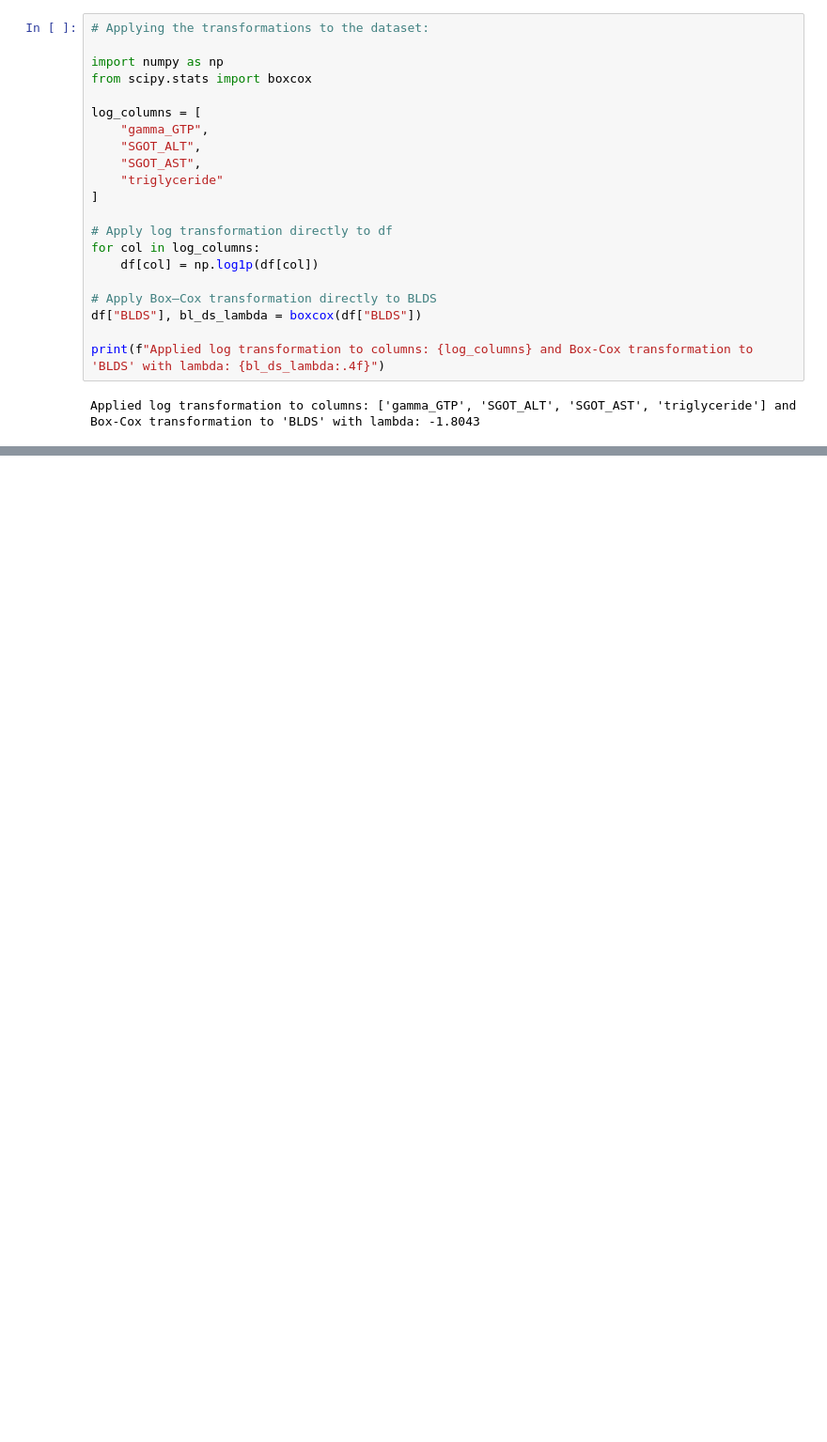
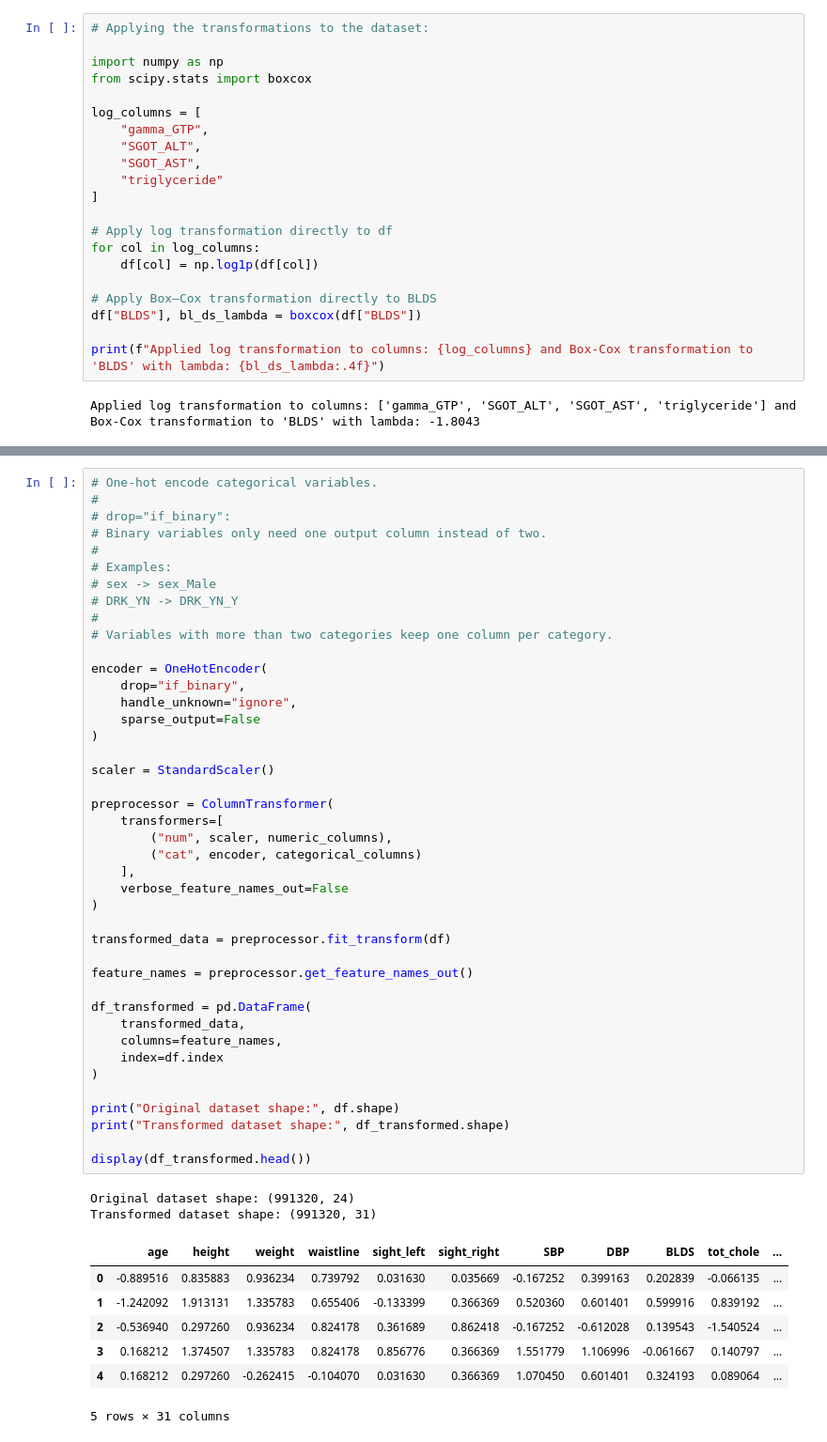
Before and after one commit to mohandtest/assignment-1-IT3212, a Jupyter notebook: src/data-driven.ipynb, the cells around one changed output, grey strips where cells are left out. Shown at 94% size. Drawn from its saved outputs; the diff is of its cells as text; blank space fills up the shorter version.

```diff
--- a/src/data-driven.ipynb
+++ b/src/data-driven.ipynb
@@ -799,0 +888,52 @@ Applied log transformation to columns: ['gamma_GTP', 'SGOT_ALT', 'SGOT_AST', 'tr
+# %%
+# One-hot encode categorical variables.
+#
+# drop="if_binary":
+# Binary variables only need one output column instead of two.
+#
+# Examples:
+# sex -> sex_Male
+# DRK_YN -> DRK_YN_Y
+#
+# Variables with more than two categories keep one column per category.
+
+encoder = OneHotEncoder(
+    drop="if_binary",
+    handle_unknown="ignore",
+    sparse_output=False
+)
+
+scaler = StandardScaler()
+
+preprocessor = ColumnTransformer(
+    transformers=[
+        ("num", scaler, numeric_columns),
+        ("cat", encoder, categorical_columns)
+    ],
+    verbose_feature_names_out=False
+)
+
+transformed_data = preprocessor.fit_transform(df)
+
+feature_names = preprocessor.get_feature_names_out()
+
+df_transformed = pd.DataFrame(
+    transformed_data,
+    columns=feature_names,
+    index=df.index
+)
+
+print("Original dataset shape:", df.shape)
+print("Transformed dataset shape:", df_transformed.shape)
+
+display(df_transformed.head())
+# %% [output]
+Original dataset shape: (991320, 24)
+Transformed dataset shape: (991320, 31)
+|  | age | height | weight | waistline | sight_left | sight_right | SBP | DBP | BLDS | tot_chole | ... |
+| 0 | -0.889516 | 0.835883 | 0.936234 | 0.739792 | 0.031630 | 0.035669 | -0.167252 | 0.399163 | 0.202839 | -0.066135 | ... |
+| 1 | -1.242092 | 1.913131 | 1.335783 | 0.655406 | -0.133399 | 0.366369 | 0.520360 | 0.601401 | 0.599916 | 0.839192 | ... |
+| 2 | -0.536940 | 0.297260 | 0.936234 | 0.824178 | 0.361689 | 0.862418 | -0.167252 | -0.612028 | 0.139543 | -1.540524 | ... |
+| 3 | 0.168212 | 1.374507 | 1.335783 | 0.824178 | 0.856776 | 0.366369 | 1.551779 | 1.106996 | -0.061667 | 0.140797 | ... |
+| 4 | 0.168212 | 0.297260 | -0.262415 | -0.104070 | 0.031630 | 0.366369 | 1.070450 | 0.601401 | 0.324193 | 0.089064 | ... |
+5 rows × 31 columns
```
Also changed, not shown: parts of 13 cells of this notebook, 2 other files.
